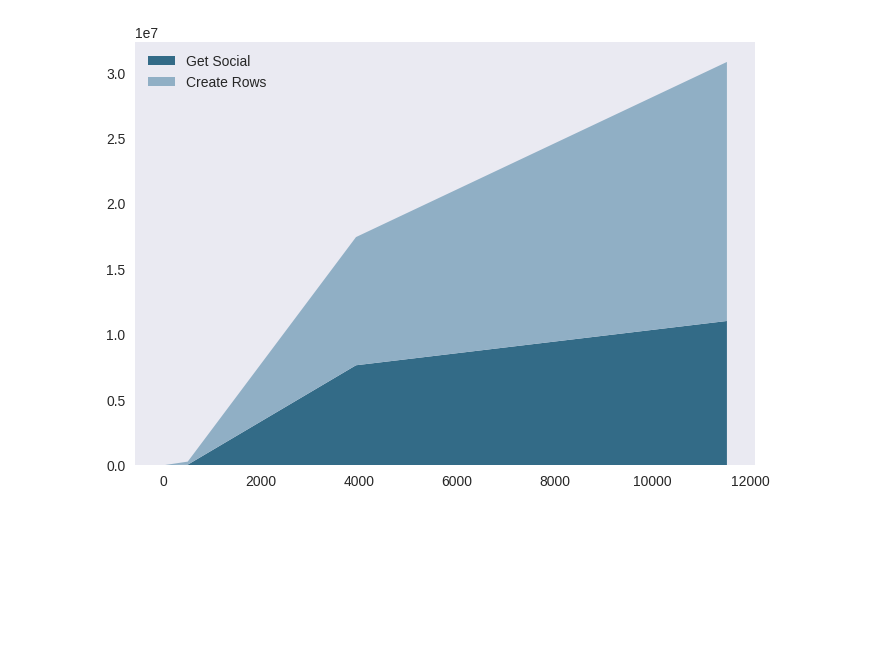
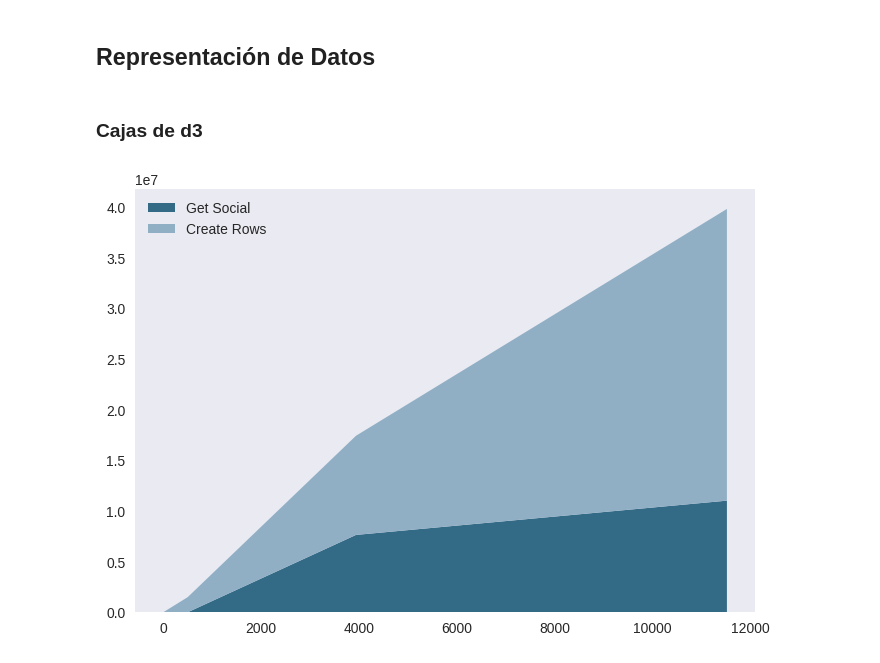
Before and after one commit to albertogcmr/final-project-codewars-ih, a Jupyter notebook: source/Representación de datos.ipynb, the cells around one changed output. Drawn from its saved outputs; the diff is of its cells as text; code cells hidden in the pictures; blank space fills up the shorter version.

```diff
--- a/source/Representación de datos.ipynb
+++ b/source/Representación de datos.ipynb
@@ -0,0 +1,2 @@
+# %% [markdown]
+## Representación de Datos
@@ -1,24 +9,18 @@
+# %% [markdown]
+### Cajas de d3
 # %%
-# library
-import numpy as np
-import matplotlib.pyplot as plt
-import matplotlib as mpl
-import seaborn as sns
-
-# Data
-
 # https://www.canva.com/learn/100-color-combinations/
 # https://matplotlib.org/users/colors.html
 mpl.rcParams['axes.prop_cycle']
 
 x = [0, 500, 3939, 11520]
-y = [[0,45233,7642800,11027477],
-     [0,234534,9796075,19796075]]
+y = [[0, 3847,  7642800, 11027477], # get social
+     [0, 1494739, 9796075, 28818747]] # create rows
 
 # Plot
 plt.stackplot(x,y, labels=['Get Social','Create Rows'], colors=['#336b87', '#90afc5'])
 plt.legend(loc='upper left')
 plt.grid(False)
 plt.show()
 # %% [output]
-[figure, old version]
+[figure, new version]
```
Also changed, not shown: parts of 3 cells of this notebook, 17 other files.
